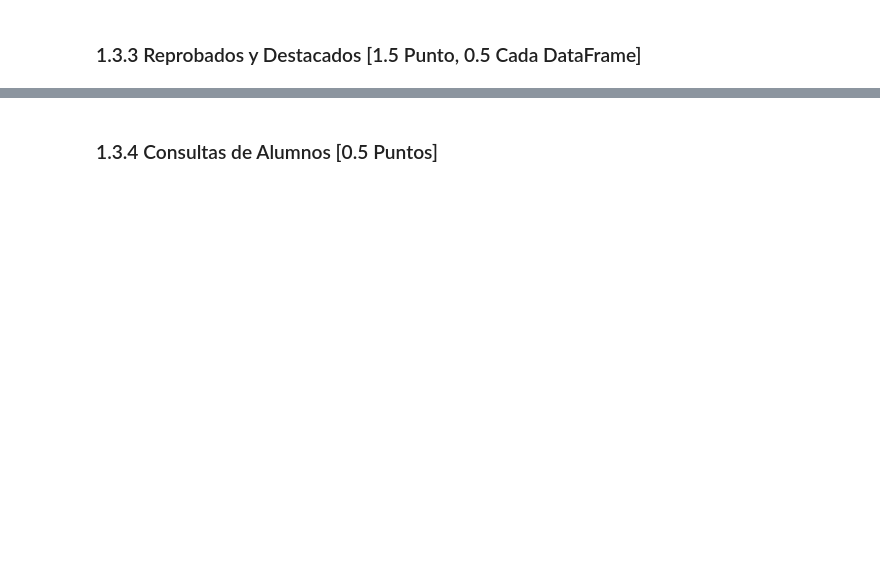
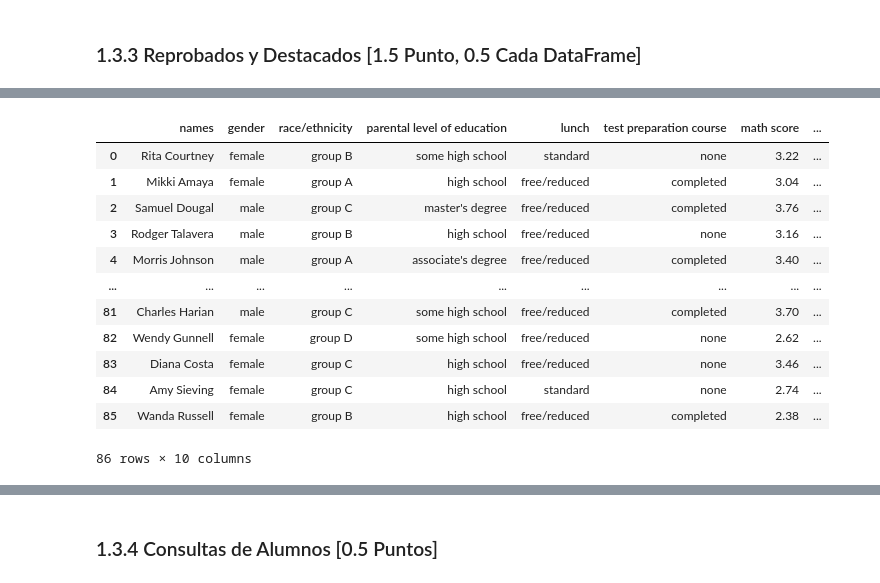
Before and after one commit to DanielMinaya1/MDS7202, a Jupyter notebook: Laboratorio_4.ipynb, the cells around one changed output, grey strips where cells are left out. Cells and saved outputs as stored; diff of their text form; code cells hidden in the pictures; blank space fills up the shorter version.

```diff
--- a/Laboratorio_4.ipynb
+++ b/Laboratorio_4.ipynb
@@ -409,5 +517,32 @@ def reprobados_destacados(dataframe_in):
+# %%
+def reprobados_destacados(dataframe_in):
+    mask_r = dataframe_in['GPA'] < 4.0
+    mask_d = (dataframe_in[numeric] > 5.8).all(axis=1)
+
+    dataframe_r = dataframe_in[mask_r]
+
+    dataframe_out = dataframe_in.copy()
+    dataframe_out.loc[mask_r, 'GPA'] = 'R'
+
+    dataframe_d = dataframe_in[mask_d].sort_values(by='GPA', ascending=False)
+
+    return dataframe_r.reset_index(drop=True), dataframe_out, dataframe_d.reset_index(drop=True)
 # %%
-dataframe1, dataframe2, dataframe3 = reprobados_destacados(df_grades)
+dataframe1, dataframe2, dataframe3 = reprobados_destacados(df_grades_with_gpa)
 dataframe1
+# %% [output]
+|  | names | gender | race/ethnicity | parental level of education | lunch | test preparation course | math score | ... |
+| 0 | Rita Courtney | female | group B | some high school | standard | none | 3.22 | ... |
+| 1 | Mikki Amaya | female | group A | high school | free/reduced | completed | 3.04 | ... |
+| 2 | Samuel Dougal | male | group C | master's degree | free/reduced | completed | 3.76 | ... |
+| 3 | Rodger Talavera | male | group B | high school | free/reduced | none | 3.16 | ... |
+| 4 | Morris Johnson | male | group A | associate's degree | free/reduced | completed | 3.40 | ... |
+| ... | ... | ... | ... | ... | ... | ... | ... | ... |
+| 81 | Charles Harian | male | group C | some high school | free/reduced | completed | 3.70 | ... |
+| 82 | Wendy Gunnell | female | group D | some high school | free/reduced | none | 2.62 | ... |
+| 83 | Diana Costa | female | group C | high school | free/reduced | none | 3.46 | ... |
+| 84 | Amy Sieving | female | group C | high school | standard | none | 2.74 | ... |
+| 85 | Wanda Russell | female | group B | high school | free/reduced | completed | 2.38 | ... |
+86 rows × 10 columns
 # %%
 dataframe2
```
Also changed, not shown: parts of 39 cells of this notebook.
